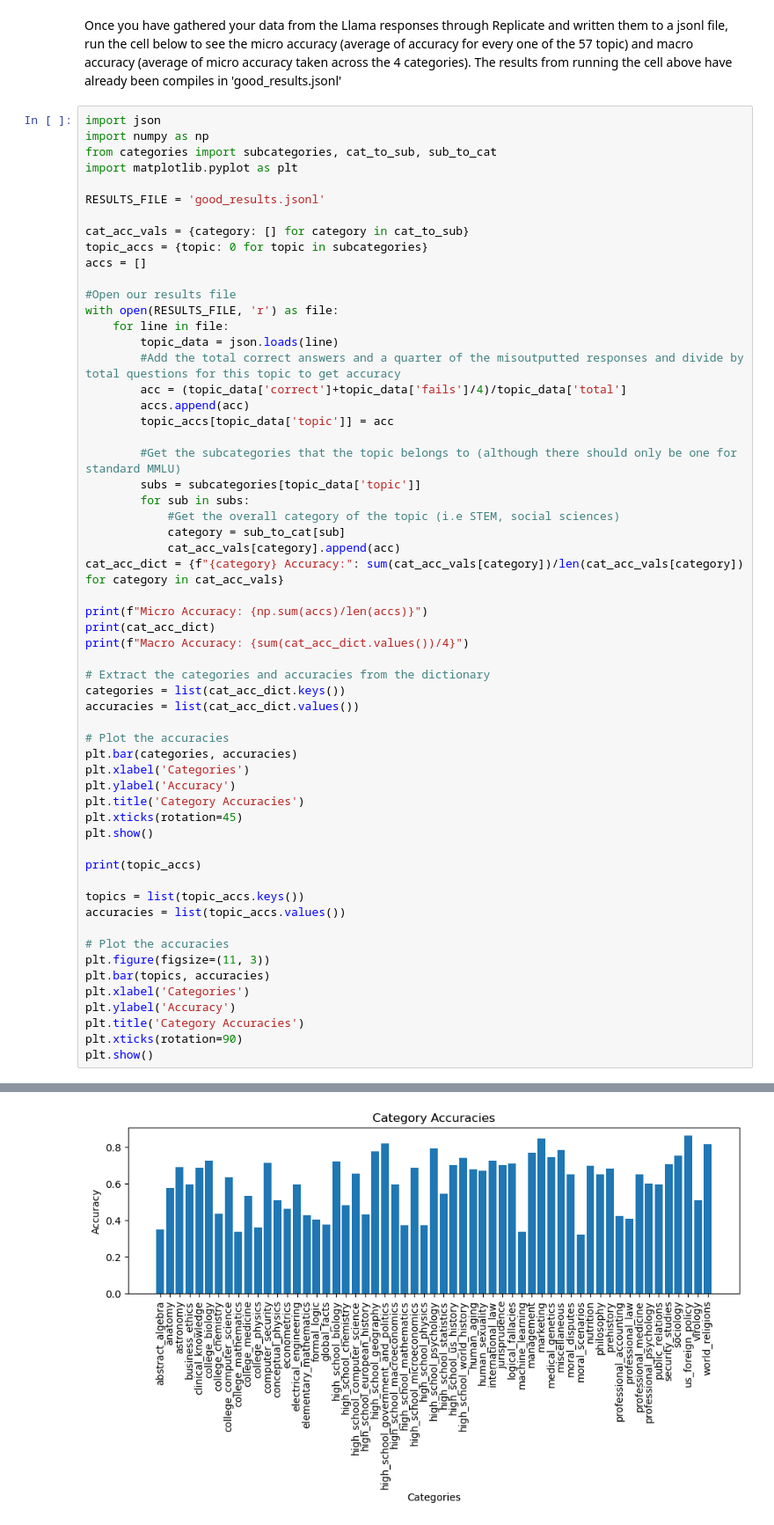
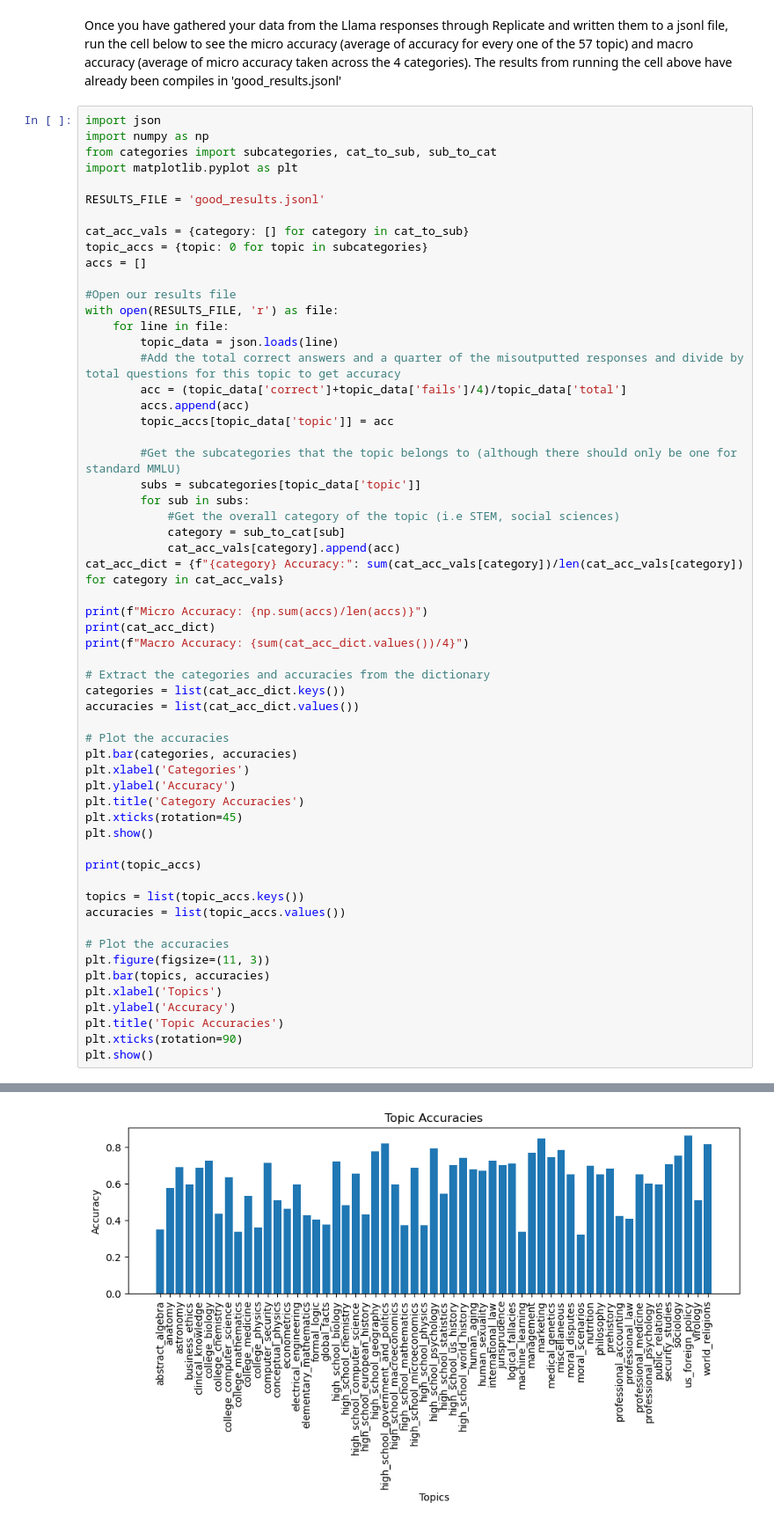
Before and after one commit to benpomeranz/Llama-Eval, a Jupyter notebook: compile_results.ipynb, the cells around one changed output, grey strips where cells are left out. Shown at 88% size. Drawn from its saved outputs; the diff is of its cells as text.

```diff
--- a/compile_results.ipynb
+++ b/compile_results.ipynb
@@ -48,33 +48,33 @@ print(f"Macro Accuracy: {sum(cat_acc_dict.values())/4}")
 
 # Extract the categories and accuracies from the dictionary
 categories = list(cat_acc_dict.keys())
 accuracies = list(cat_acc_dict.values())
 
 # Plot the accuracies
 plt.bar(categories, accuracies)
 plt.xlabel('Categories')
 plt.ylabel('Accuracy')
 plt.title('Category Accuracies')
 plt.xticks(rotation=45)
 plt.show()
 
 print(topic_accs)
 
 topics = list(topic_accs.keys())
 accuracies = list(topic_accs.values())
 
 # Plot the accuracies
 plt.figure(figsize=(11, 3))
 plt.bar(topics, accuracies)
-plt.xlabel('Categories')
+plt.xlabel('Topics')
 plt.ylabel('Accuracy')
-plt.title('Category Accuracies')
+plt.title('Topic Accuracies')
 plt.xticks(rotation=90)
 plt.show()
 # %% [output]
 Micro Accuracy: 0.6025442936975965
 {'STEM Accuracy:': 0.513513901612054, 'humanities Accuracy:': 0.6099268883926363, 'social sciences Accuracy:': 0.6924400457173497, 'other (business, health, misc.) Accuracy:': 0.6331031724309691}
 Macro Accuracy: 0.6122460020382523
 [figure]
 {'abstract_algebra': 0.3465346534653465, 'anatomy': 0.5735294117647058, 'astronomy': 0.6879084967320261, 'business_ethics': 0.5965346534653465, 'clinical_knowledge': 0.6842105263157895, 'college_biolo ...
-[figure, old version]
+[figure, new version]
```
Also changed, not shown: 3 other files.
